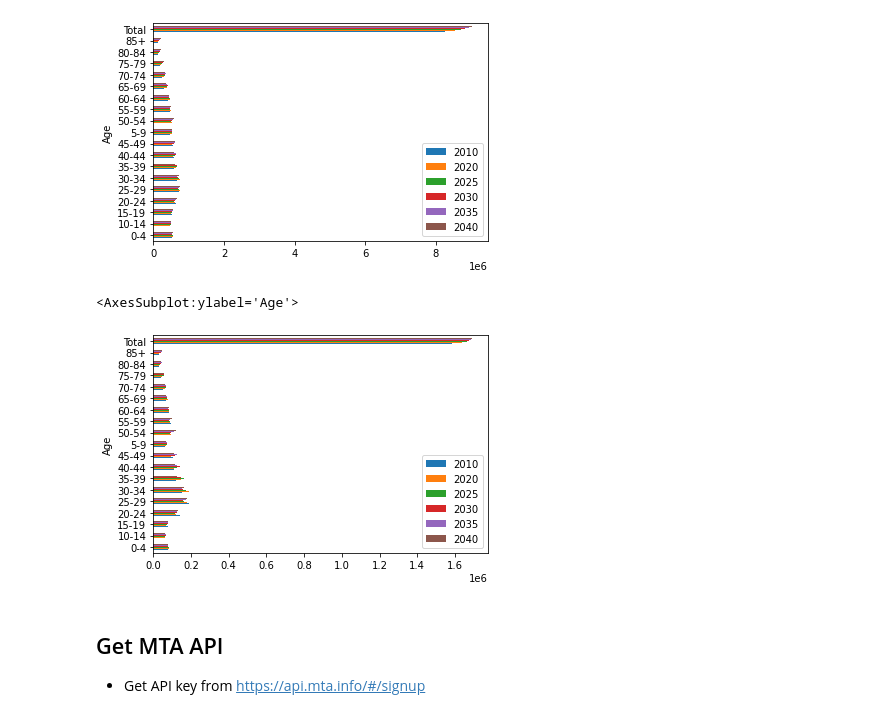
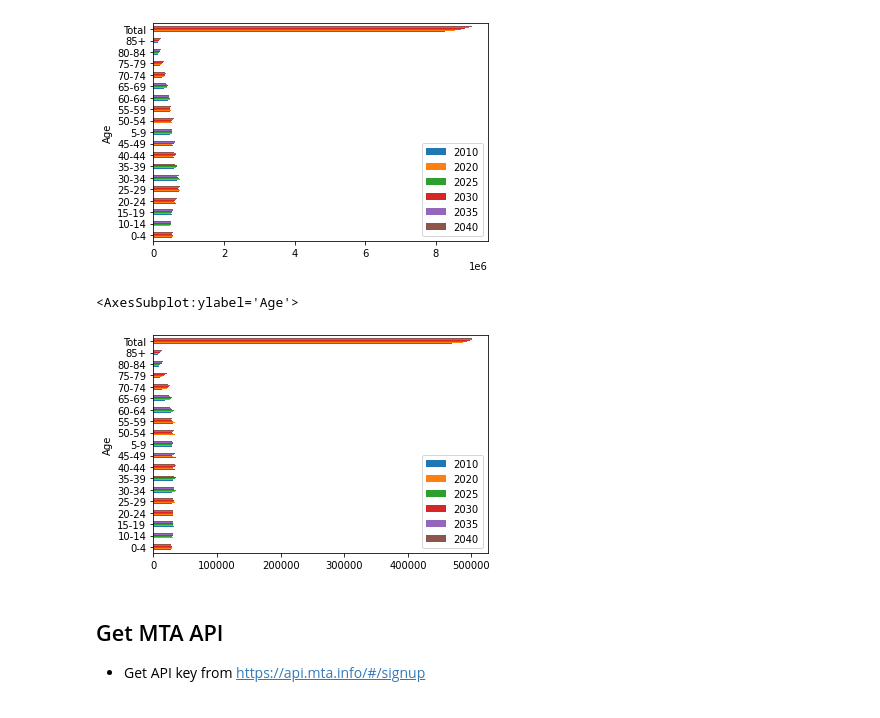
Before and after one commit to berryny/open_data_python_mta, a Jupyter notebook: MTA_Notebook.ipynb, the cells around one changed output. Cells and saved outputs as stored; diff of their text form; code cells hidden in the pictures.

```diff
--- a/MTA_Notebook.ipynb
+++ b/MTA_Notebook.ipynb
@@ -96,11 +96,11 @@ pf_NYC_Total.plot.barh(x='Age', y=['2010', '2020', '2025', '2030', '2035', '2040
 <AxesSubplot:ylabel='Age'>
 [figure]
 # %%
-pf_Manhattan = population_data[population_data["Borough"] == 'Manhattan'].sort_values(by=['Age'])
+pf_Manhattan = population_data[population_data["Borough"] == 'Staten Island'].sort_values(by=['Age'])
 pf_Manhattan.plot.barh(x='Age', y=['2010', '2020', '2025', '2030', '2035', '2040'])
 # %% [output]
 <AxesSubplot:ylabel='Age'>
-[figure, old version]
+[figure, new version]
 # %% [markdown]
 ## Get MTA API
 
```
